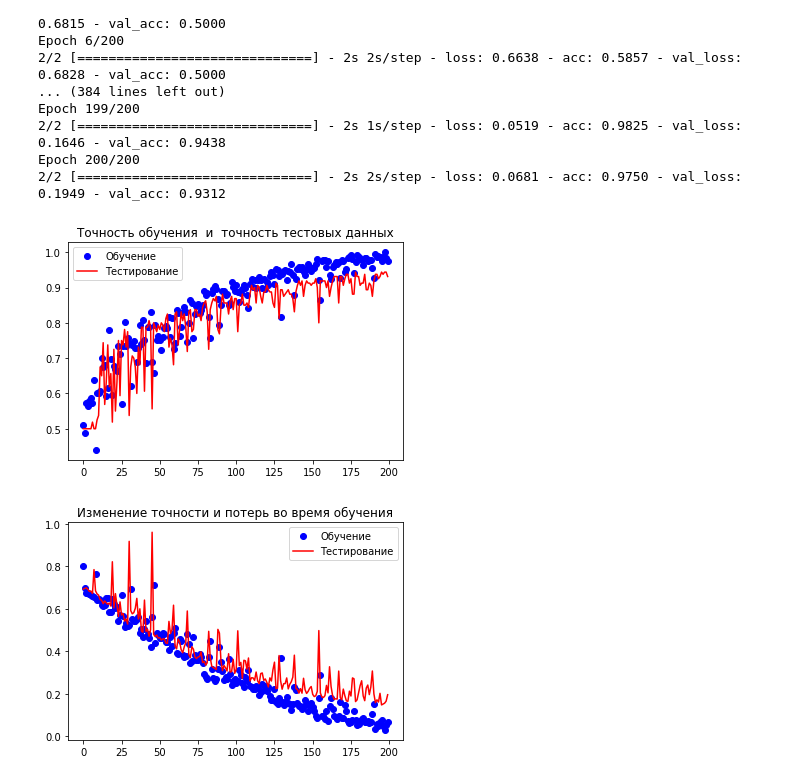
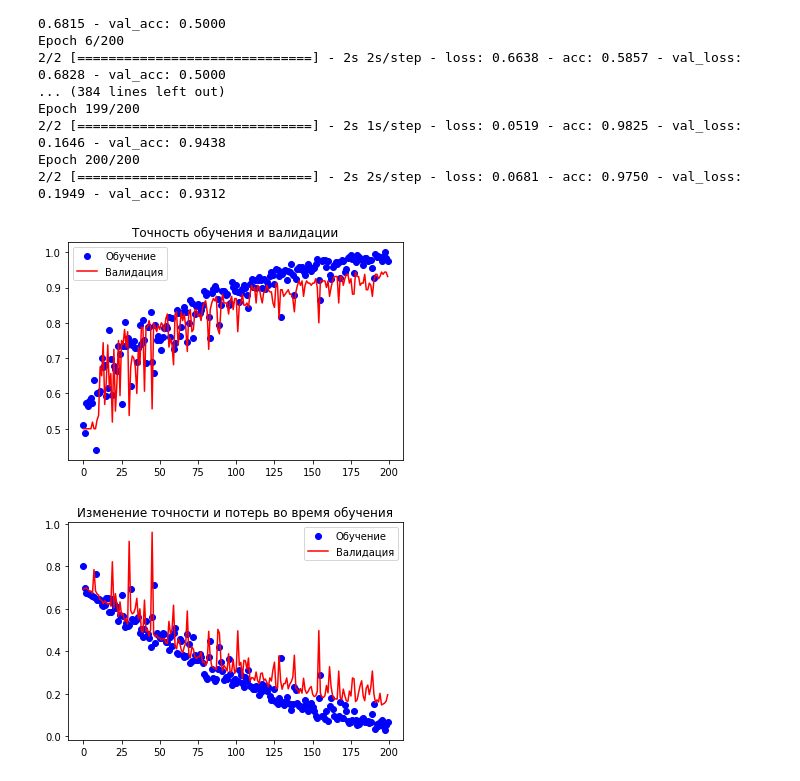
Before and after one commit to MrUmidjan90/My-signature-verification, a Jupyter notebook: Bingali.ipynb, the cells around one changed output. Saved outputs shown, nothing was run; the diff lists cells and outputs as text; code cells hidden in the pictures.

```diff
--- a/Bingali.ipynb
+++ b/Bingali.ipynb
@@ -116,26 +116,26 @@ Epoch 200/200
 # %%
 import matplotlib.pyplot as plt
 
 acc = history.history['acc']
 val_acc = history.history['val_acc']
 loss = history.history['loss']
 val_loss = history.history['val_loss']
 
 epochs = range(len(acc))
 
 plt.plot(epochs, acc, 'bo', label='Обучение')
-plt.plot(epochs, val_acc, 'red', label='Тестирование')
-plt.title('Точность обучения  и  точность тестовых данных')
+plt.plot(epochs, val_acc, 'red', label='Валидация')
+plt.title('Точность обучения и валидации')
 plt.legend()
 
 plt.figure()
 
 plt.plot(epochs, loss, 'bo', label='Обучение')
-plt.plot(epochs, val_loss, 'red', label='Тестирование')
+plt.plot(epochs, val_loss, 'red', label='Валидация')
 plt.title('Изменение точности и потерь во время обучения')
 plt.legend()
 
 plt.show()
 # %% [output]
-[figure, old version]
+[figure, new version]
-[figure, old version]
+[figure, new version]
```
